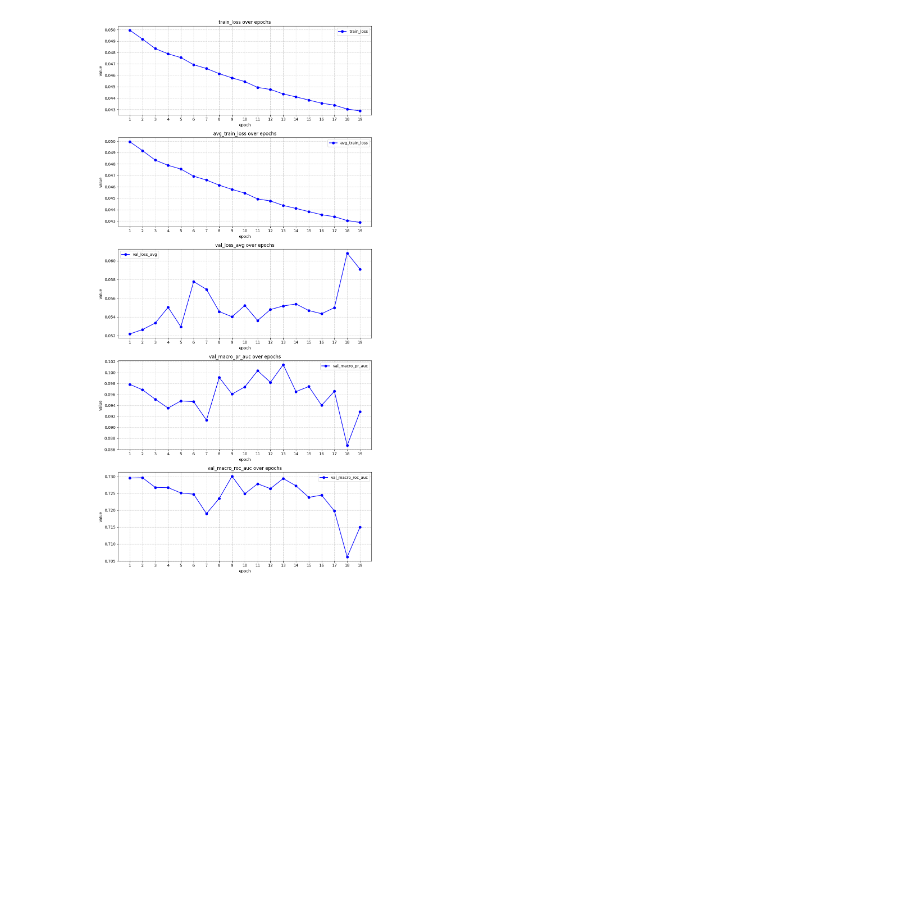
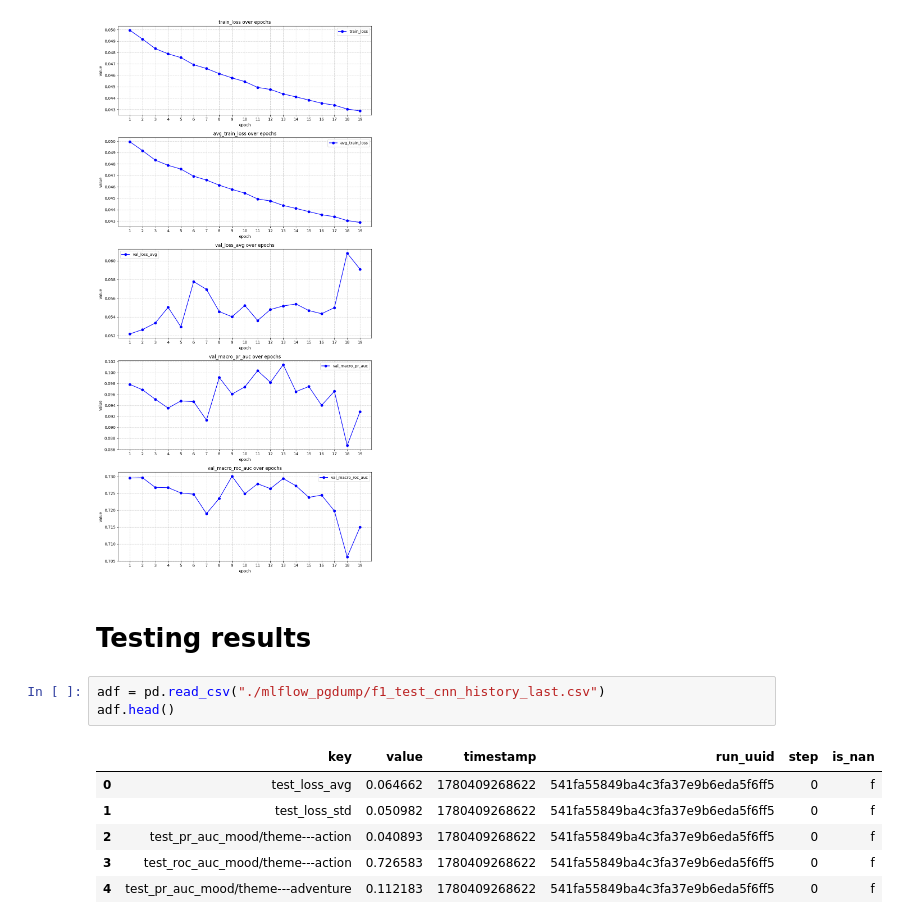
Before and after one commit to hugoalfedoputra/mudelling, a Jupyter notebook: ai/result_graphs.ipynb, the cells around one changed output. Saved outputs shown, nothing was run; the diff lists cells and outputs as text; blank space fills up the shorter version.

Commit message:
Reporting tests

```diff
--- a/ai/result_graphs.ipynb
+++ b/ai/result_graphs.ipynb
@@ -185,3 +185,15 @@ METRICS_TO_PLOT = [
 plot_db_metrics(df, METRICS_TO_PLOT)
 # %% [output]
 [figure]
+# %% [markdown]
+# Testing results
+# %%
+adf = pd.read_csv("./mlflow_pgdump/f1_test_cnn_history_last.csv")
+adf.head()
+# %% [output]
+|  | key | value | timestamp | run_uuid | step | is_nan |
+| 0 | test_loss_avg | 0.064662 | 1780409268622 | 541fa55849ba4c3fa37e9b6eda5f6ff5 | 0 | f |
+| 1 | test_loss_std | 0.050982 | 1780409268622 | 541fa55849ba4c3fa37e9b6eda5f6ff5 | 0 | f |
+| 2 | test_pr_auc_mood/theme---action | 0.040893 | 1780409268622 | 541fa55849ba4c3fa37e9b6eda5f6ff5 | 0 | f |
+| 3 | test_roc_auc_mood/theme---action | 0.726583 | 1780409268622 | 541fa55849ba4c3fa37e9b6eda5f6ff5 | 0 | f |
+| 4 | test_pr_auc_mood/theme---adventure | 0.112183 | 1780409268622 | 541fa55849ba4c3fa37e9b6eda5f6ff5 | 0 | f |
```
Also changed, not shown: parts of 4 cells of this notebook, 13 other files.
